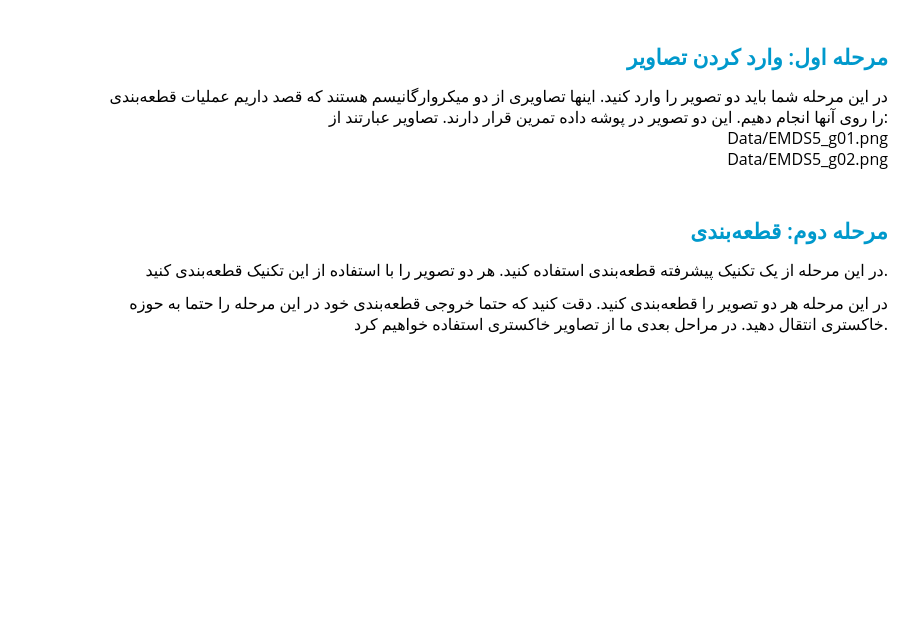
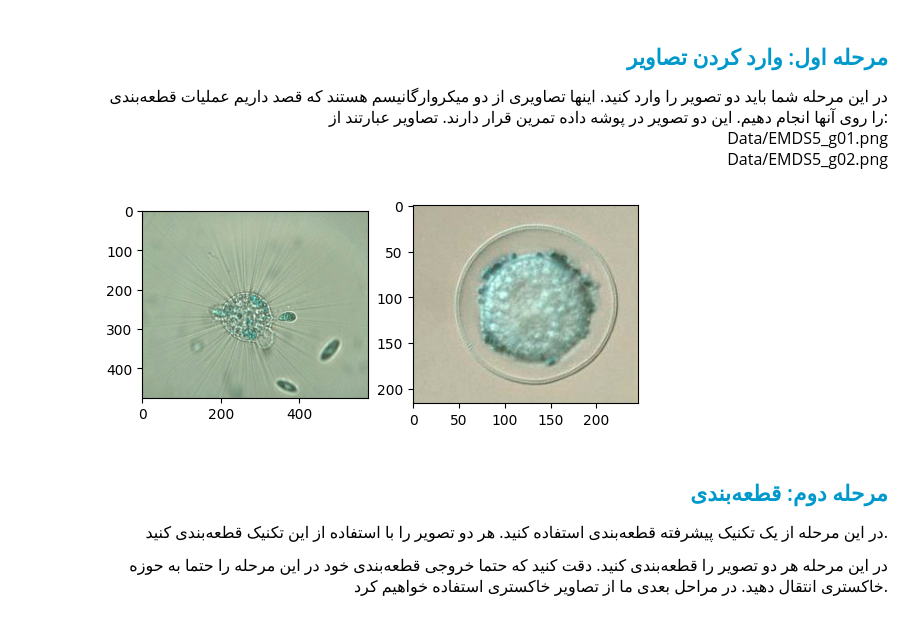
Before and after one commit to mahajialirezaei/image-processing-codes, a Jupyter notebook: Clustering-Segmentation-Microorganism/notebook.ipynb, the cells around one changed output. Drawn from its saved outputs; the diff is of its cells as text; code cells hidden in the pictures; blank space fills up the shorter version.

```diff
--- a/Clustering-Segmentation-Microorganism/notebook.ipynb
+++ b/Clustering-Segmentation-Microorganism/notebook.ipynb
@@ -39,6 +40,13 @@ import cv2
 # %%
 img1 = cv2.imread('Data/EMDS5_g01.png')
 img2 = cv2.imread('Data/EMDS5_g02.png')
+plt.subplot(1, 2, 1)
+plt.imshow(img1)
+plt.subplot(1, 2, 2)
+plt.imshow(img2)
+plt.show()
+# %% [output]
+[figure, added]
 # %% [markdown]
 <h2 align=right style="line-height:200%;font-family:vazir;color:#0099cc">
 <font face="vazir" color="#0099cc">
```
Also changed, not shown: parts of 2 cells of this notebook.
